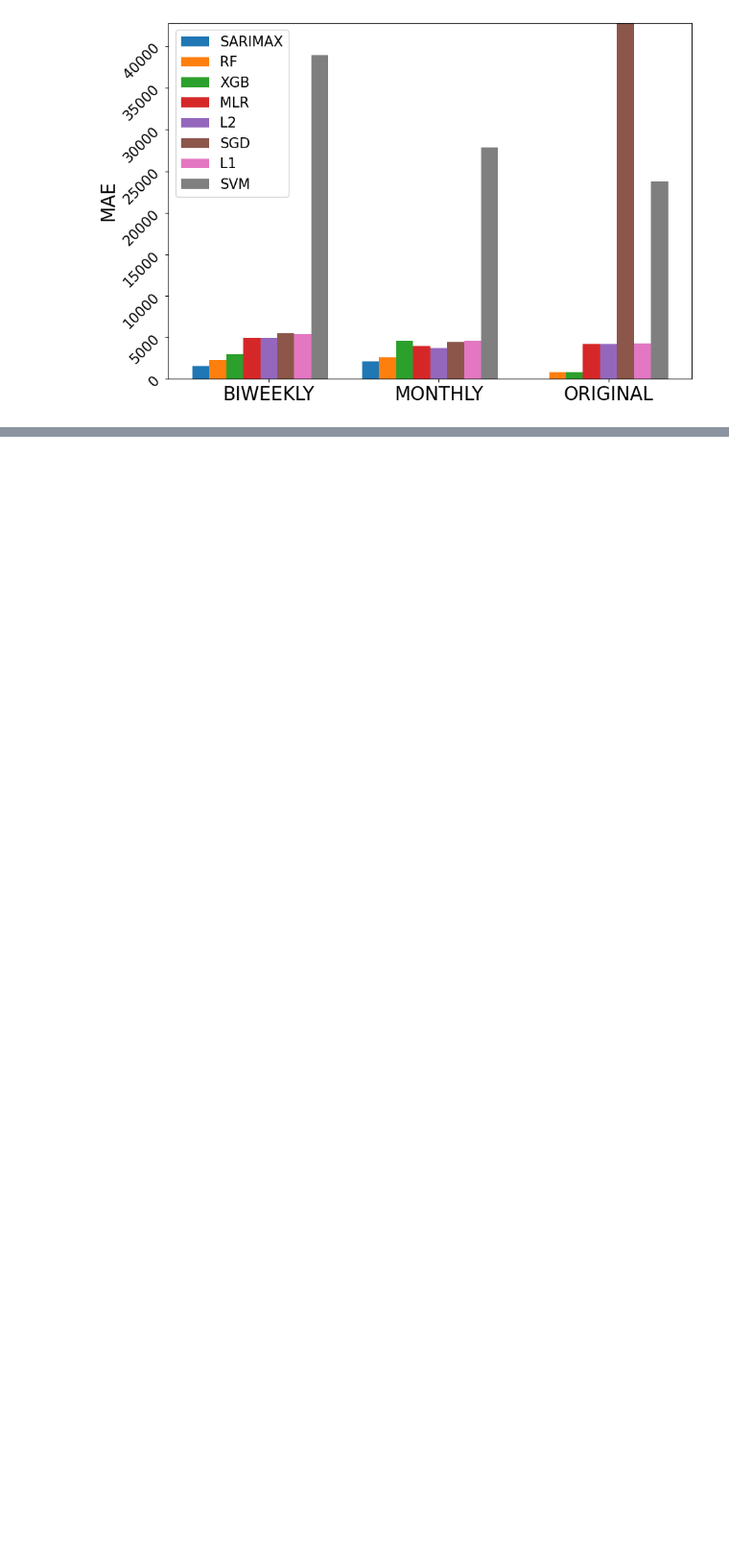
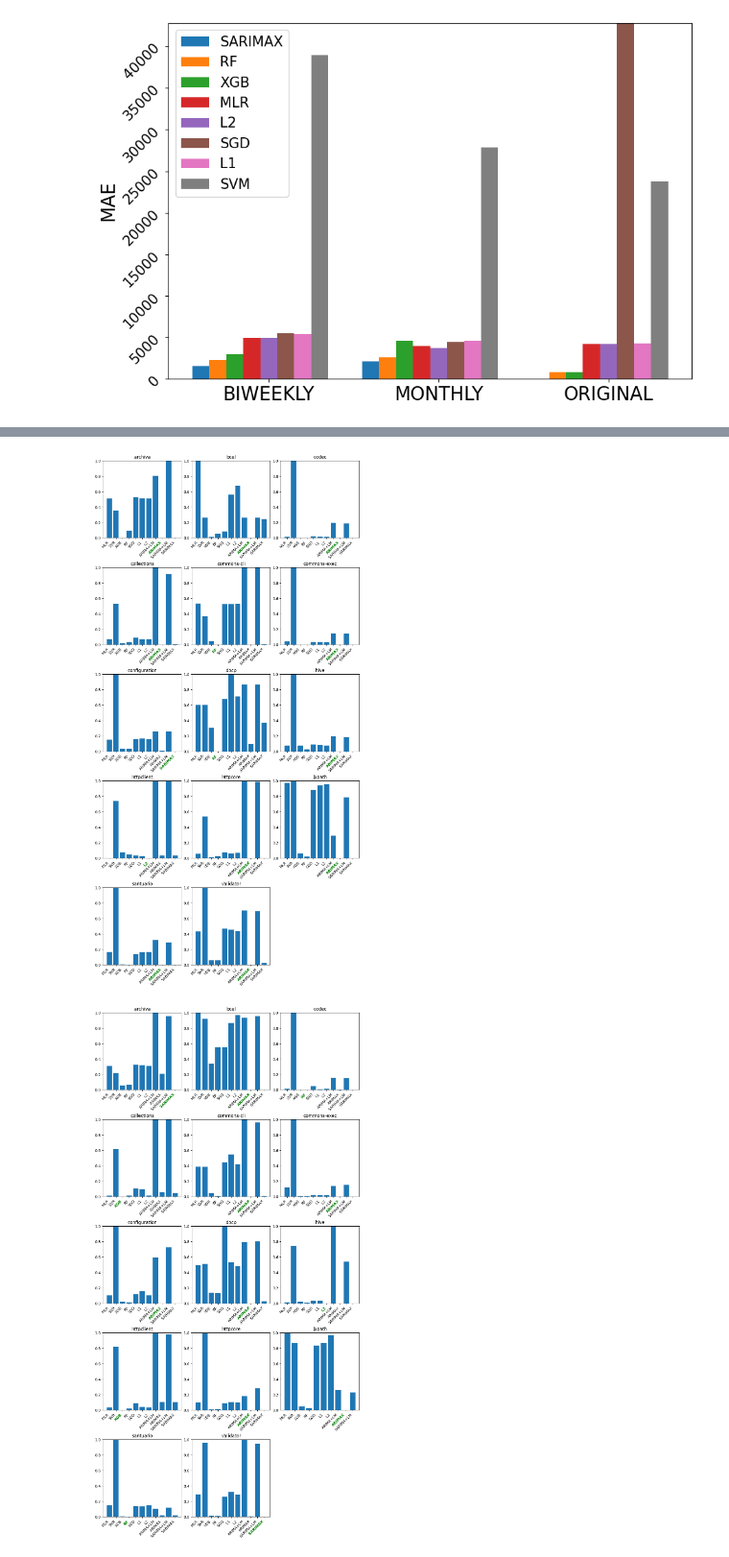
Before and after one commit to robredomikel/arimax_ts, a Jupyter notebook: codes/visualization.ipynb, the cells around one changed output, grey strips where cells are left out. Shown at 96% size. Drawn from its saved outputs; the diff is of its cells as text; code cells hidden in the pictures; blank space fills up the shorter version.

Commit message:
Creates global results for non-aggregated interpretation

```diff
--- a/codes/visualization.ipynb
+++ b/codes/visualization.ipynb
@@ -570,0 +700,58 @@ for z in range(len(metrics_list)):
+# %%
+import matplotlib.pyplot as plt
+
+model_names = ["MLR","SVR","XGB","RF","SGD","L1","L2", "ARIMA+LM", "ARIMAX", "SARIMA+LM", "SARIMAX"]
+# models = ["mlr","svr","xgb","rf","sgd","L1","L2", "ARIMA+LM", "ARIMAX", "SARIMA+LM", "SARIMAX"]
+# Define the number of projects and models
+num_projects = len(projects)
+num_models = len(model_names)
+
+for file in os.listdir(os.path.join(DATA_PATH, "global_figure_results")):
+    clean_name = file.rstrip(".csv")
+    metric = clean_name.split("_")[0]
+    periodicity = clean_name.split("_")[1]
+
+    # Get outcome files
+    df = pd.read_csv(os.path.join(DATA_PATH, "global_figure_results", file), index_col=["projects"])
+
+    # Set up a grid of subplots
+    fig, axes = plt.subplots(nrows=5, ncols=3, figsize=(10, 20), constrained_layout=True)
+    axes = axes.flatten()  # Flatten the 2D array of axes for easy iteration
+
+    # Scaling the dataframe
+    # df_norm = (df-df.min())/(df.max()-df.min())
+
+    # Plot each project's results in a separate subplot
+    for i, (project, ax) in enumerate(zip(projects, axes)):
+
+        scores = df.loc[project]
+        winner_index = scores.idxmin().upper()
+        scaled_vals = (df.loc[project] - df.loc[project].min()) / (df.loc[project].max() - df.loc[project].min())
+        bars = ax.bar(model_names, scaled_vals, color='blue')
+        ax.bar(model_names, scaled_vals)
+        # ax.bar(model_names, df.loc[project])
+        ax.set_title(project)
+        ax.set_ylim(0, 1)  # Assuming the data is normalized between 0 and 1
+        ax.set_xticklabels(model_names, rotation=45, ha='right')
+
+        # bars[model_names.index(winner_index)].set_color('blue')
+
+        for tick_label in ax.get_xticklabels():
+
+            if tick_label.get_text() == winner_index:
+                tick_label.set_fontweight('bold')
+                tick_label.set_color('green')
+            elif tick_label.get_text() == winner_index:
+                tick_label.set_fontweight('bold')
+                tick_label.set_color('green')
+
+    # Hide any unused subplots (if there are any)
+    for j in range(i + 1, len(axes)):
+        fig.delaxes(axes[j])
+
+    # Show the plot
+    plt.savefig(os.path.join(DATA_PATH, "global_figure_results", f"{clean_name}.pdf"))
+    plt.show()
+# %% [output]
+[figure, added]
+[figure, added]
```
Also changed, not shown: parts of 5 cells of this notebook, 14 other files.
